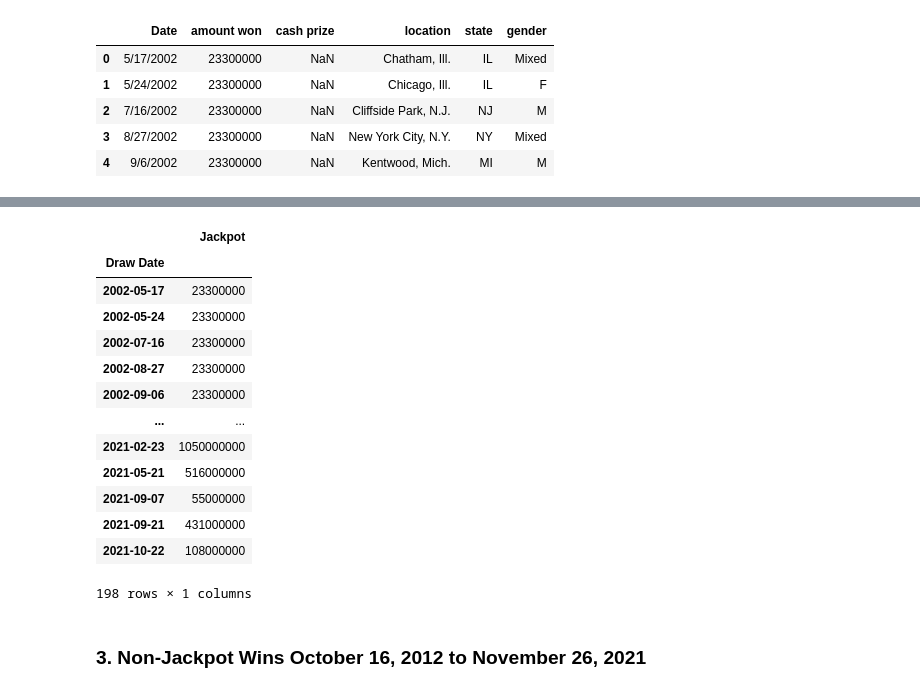
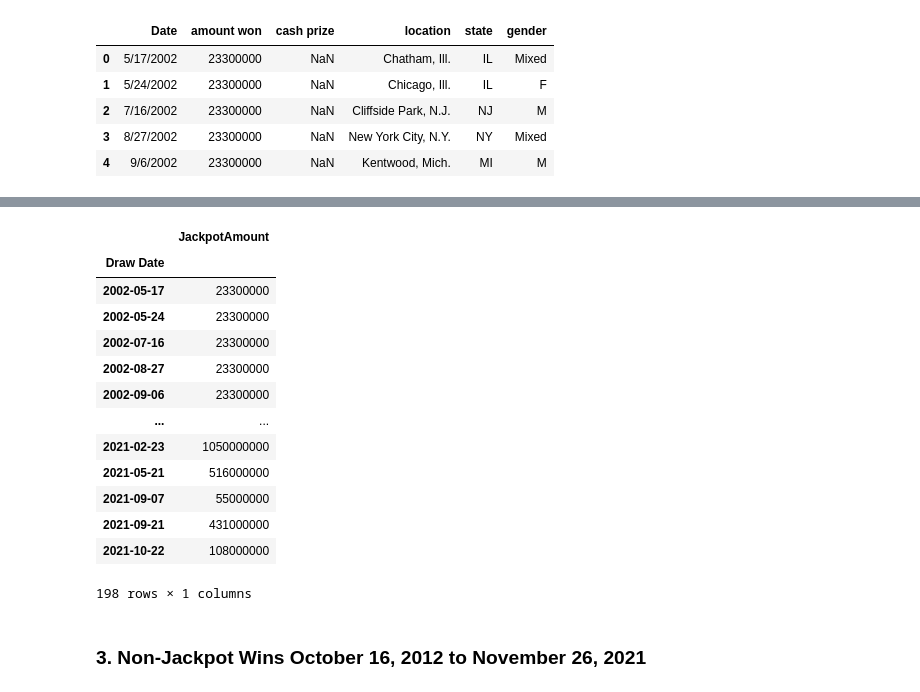
Before and after one commit to AlbiKovi/DSO110---Final-Group-Project, a Jupyter notebook: DSO110 - Final Group Project - Lottery.ipynb, the cells around one changed output, grey strips where cells are left out. Drawn from its saved outputs; the diff is of its cells as text; code cells hidden in the pictures.

Commit message:
rewrangled data

```diff
--- a/DSO110 - Final Group Project - Lottery.ipynb
+++ b/DSO110 - Final Group Project - Lottery.ipynb
@@ -124,7 +100,7 @@ Winners.head()
 | 3 | 8/27/2002 | 23300000 | NaN | New York City, N.Y. | NY | Mixed |
 | 4 | 9/6/2002 | 23300000 | NaN | Kentwood, Mich. | MI | M |
 # %%
-Winners.rename(columns={'Date': 'Draw Date', ' amount  won ':'Jackpot'}, inplace=True)
+Winners.rename(columns={'Date': 'Draw Date', ' amount  won ':'JackpotAmount', 'location':'Location', 'state':'State', 'gender':'Gender'}, inplace=True)
 Winners.info()
 # %% [output]
 <class 'pandas.core.frame.DataFrame'>
@@ -142,11 +118,14 @@ dtypes: float64(1), int64(1), object(4)
 memory usage: 10.6+ KB
 # %%
 Winners['Draw Date']= pd.to_datetime(Winners['Draw Date'])
+# %%
+Winners['Win'] = 'Y'
+Winners['Jackpot'] = 'Y'
 # %%
-Wins = pd.DataFrame(Winners.groupby('Draw Date')['Jackpot'].sum())
+Wins = pd.DataFrame(Winners.groupby('Draw Date')['JackpotAmount'].sum())
 Wins
 # %% [output]
-|  | Jackpot |
+|  | JackpotAmount |
 | Draw Date |  |
 | 2002-05-17 | 23300000 |
 | 2002-05-24 | 23300000 |
```
Also changed, not shown: parts of 53 cells of this notebook, 2 other files.
